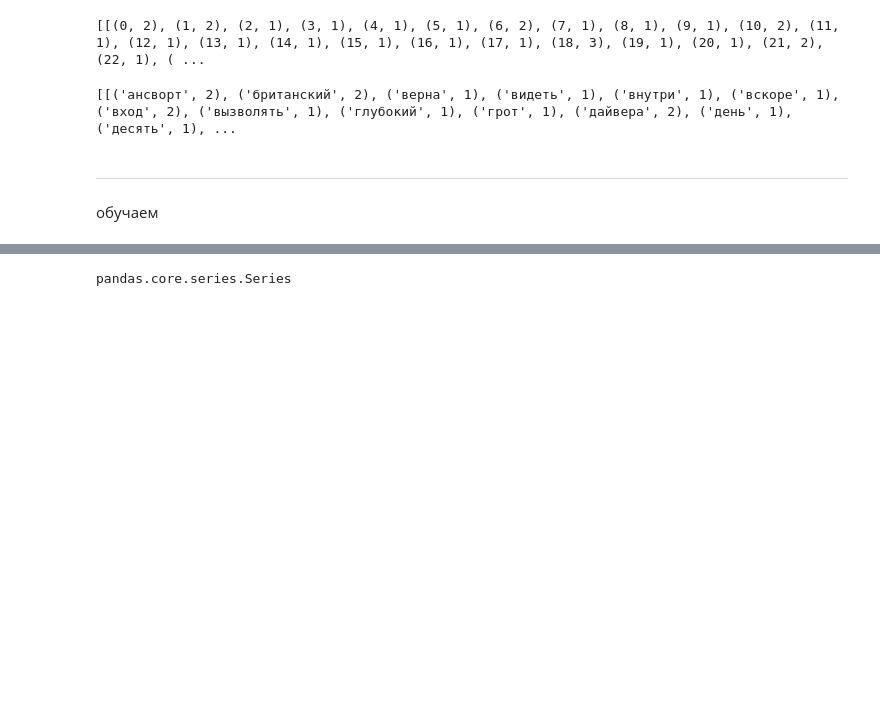
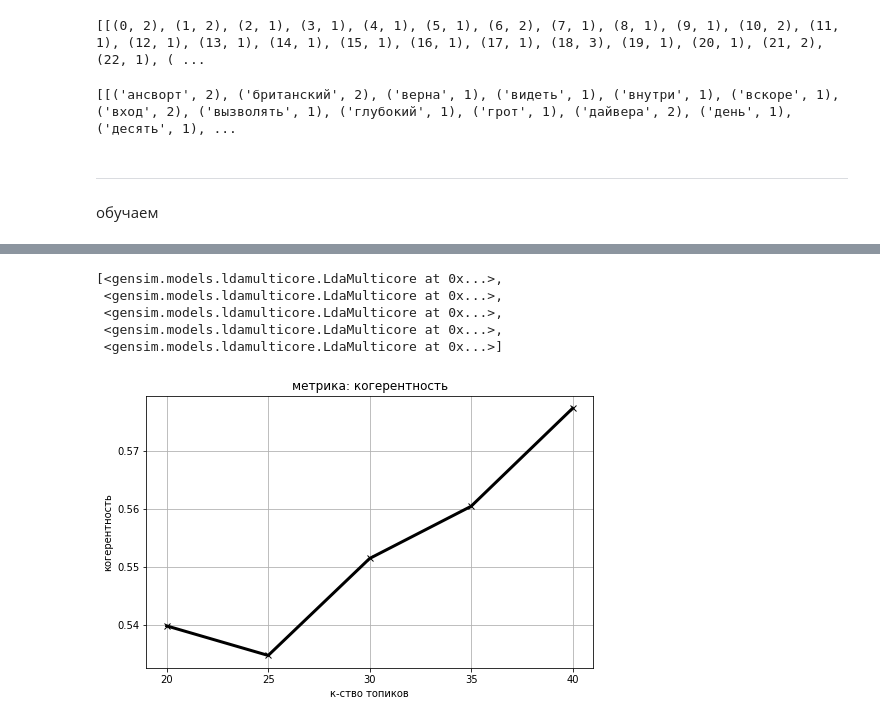
Before and after one commit to vetedde/proj_news_viz, a Jupyter notebook: nlp/references/techarticle/topic_modeling/tp-gensim.ipynb, the cells around one changed output, grey strips where cells are left out. Cells and saved outputs as stored; diff of their text form; code cells hidden in the pictures; blank space fills up the shorter version.

Commit message:
trained gensim and explore result

```diff
--- a/nlp/references/techarticle/topic_modeling/tp-gensim.ipynb
+++ b/nlp/references/techarticle/topic_modeling/tp-gensim.ipynb
@@ -103,7 +104,7 @@ print([[(dictionary[id], freq) for id, freq in cp] for cp in corpus[:1]])
 def fit_tm_gensim(corpus: list=None,
                   dictionary: 'Dictionary'=None,
                   text: list=None,
-                  range_topics: list=list(range(20,40+1,5)),
+                  range_topics: list=None,
                   passes: int=10,
                   per_word_topics: bool=True) -> (list, list, list):
     """
@@ -122,7 +123,7 @@ def fit_tm_gensim(corpus: list=None,
     text : list
         list text tokens like text at `corpora.Dictionary`
 
-    range_topics: list (default = list(range(20,40+1,5)))
+    range_topics: list
         list range topics, like `[20, 25, 30, 35, 40]`
 
     passes: int (default = 10)
@@ -159,22 +160,23 @@ def fit_tm_gensim(corpus: list=None,
                                     per_word_topics=True)
         model_list.append(model_gensim)
 
-        # evaluate
+        # evaluation
         # coherence
         coherence_model = CoherenceModel(model=model_gensim,
                                          texts=text,
                                          dictionary=dictionary,
                                          coherence='c_v')
-        coherence.append(coherence_model.get_coherence())
+        coherence_value = coherence_model.get_coherence()
+        coherence.append(coherence_value)
 
         # perplexity
-        perplexity_model = model_gensim.log_perplexity(corpus)
-        perplexity.append(perplexity_model)
+        perplexity_value = model_gensim.log_perplexity(corpus)
+        perplexity.append(perplexity_value)
 
-        print(f'\tcoherence score: {coherence_model}')
-        print(f'\tperplexity score: {perplexity_model}')
+        print(f'\tcoherence score: {coherence_value}')
+        print(f'\tperplexity score: {perplexity_value}')
 
-        print(f'\ttime: {time.now()-time_start}')
+        print(f'\n\ttime: {time.now()-time_start}')
 
     return model_list, perplexity, coherence
 # %%
@@ -192,4 +210,12 @@ model_list, perplexity, coherence = fit_tm_gensim(corpus=corpus,
-# %%
-type(df.lemma_text_list)
-# %% [output]
-pandas.core.series.Series
+# %%
+model_list
+# %% [output]
+[<gensim.models.ldamulticore.LdaMulticore at 0x...>,
+ <gensim.models.ldamulticore.LdaMulticore at 0x...>,
+ <gensim.models.ldamulticore.LdaMulticore at 0x...>,
+ <gensim.models.ldamulticore.LdaMulticore at 0x...>,
+ <gensim.models.ldamulticore.LdaMulticore at 0x...>]
+# %%
+plot_metrics(range_topics=steps, metric=coherence, title='когерентность')
+# %% [output]
+[figure, added]
```
Also changed, not shown: parts of 4 cells of this notebook.
